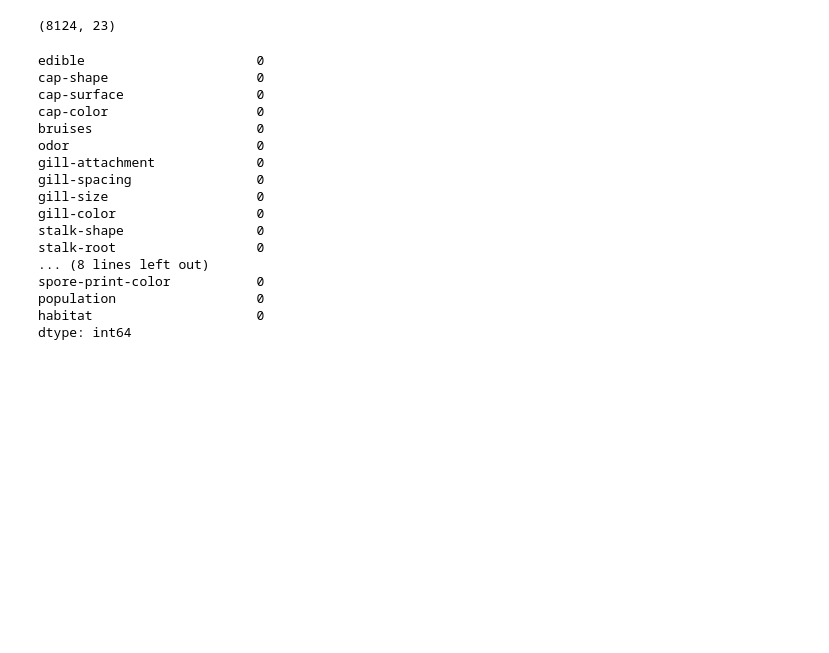
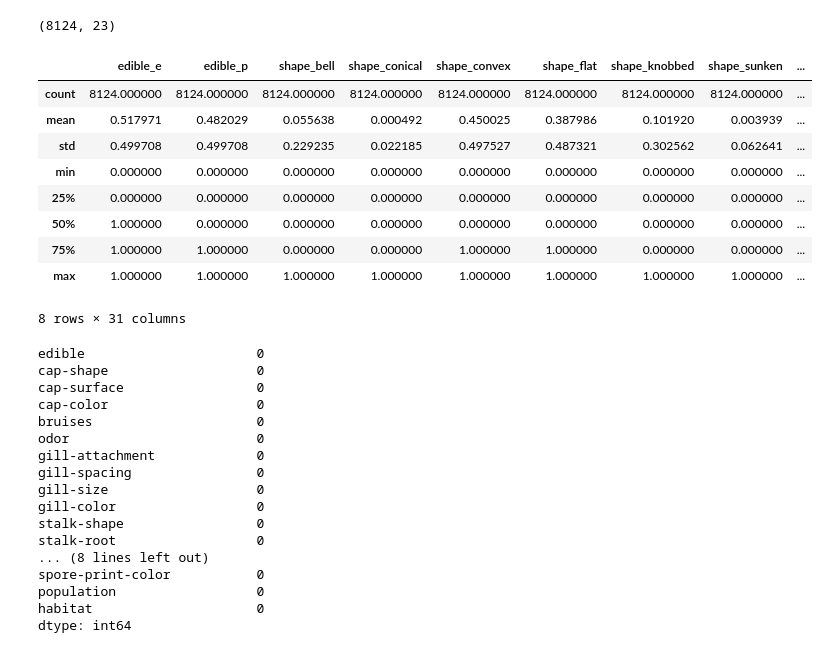
Before and after one commit to mandy941/final, a Jupyter notebook: M_Y_Project4.ipynb, the cells around one changed output. Saved outputs shown, nothing was run; the diff lists cells and outputs as text; code cells hidden in the pictures; blank space fills up the shorter version.

```diff
--- a/M_Y_Project4.ipynb
+++ b/M_Y_Project4.ipynb
@@ -434,3 +438,6 @@ sub2
 | 8122 | 0 | 1 | 0 | 0 | 0 | 0 | 1 | 0 | ... |
 | 8123 | 1 | 0 | 0 | 0 | 1 | 0 | 0 | 0 | ... |
 8124 rows × 31 columns
+# %%
+dum = sub2
+dum.columns
@@ -439,6 +456,19 @@ sub2
 mr_df.shape
 # %% [output]
 (8124, 23)
+# %%
+dum.describe()
+# %% [output]
+|  | edible_e | edible_p | shape_bell | shape_conical | shape_convex | shape_flat | shape_knobbed | shape_sunken | ... |
+| count | 8124.000000 | 8124.000000 | 8124.000000 | 8124.000000 | 8124.000000 | 8124.000000 | 8124.000000 | 8124.000000 | ... |
+| mean | 0.517971 | 0.482029 | 0.055638 | 0.000492 | 0.450025 | 0.387986 | 0.101920 | 0.003939 | ... |
+| std | 0.499708 | 0.499708 | 0.229235 | 0.022185 | 0.497527 | 0.487321 | 0.302562 | 0.062641 | ... |
+| min | 0.000000 | 0.000000 | 0.000000 | 0.000000 | 0.000000 | 0.000000 | 0.000000 | 0.000000 | ... |
+| 25% | 0.000000 | 0.000000 | 0.000000 | 0.000000 | 0.000000 | 0.000000 | 0.000000 | 0.000000 | ... |
+| 50% | 1.000000 | 0.000000 | 0.000000 | 0.000000 | 0.000000 | 0.000000 | 0.000000 | 0.000000 | ... |
+| 75% | 1.000000 | 1.000000 | 0.000000 | 0.000000 | 1.000000 | 1.000000 | 0.000000 | 0.000000 | ... |
+| max | 1.000000 | 1.000000 | 1.000000 | 1.000000 | 1.000000 | 1.000000 | 1.000000 | 1.000000 | ... |
+8 rows × 31 columns
 # %%
 # check the sub2 data for null values
 mr_df.isnull().sum()
```
Also changed, not shown: parts of 18 cells of this notebook.
